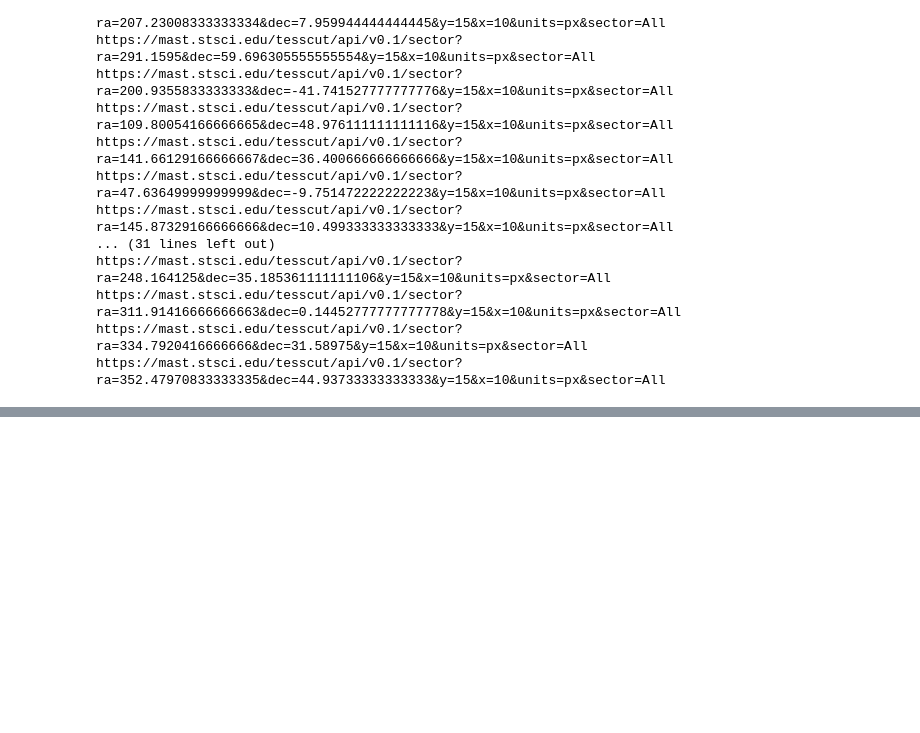
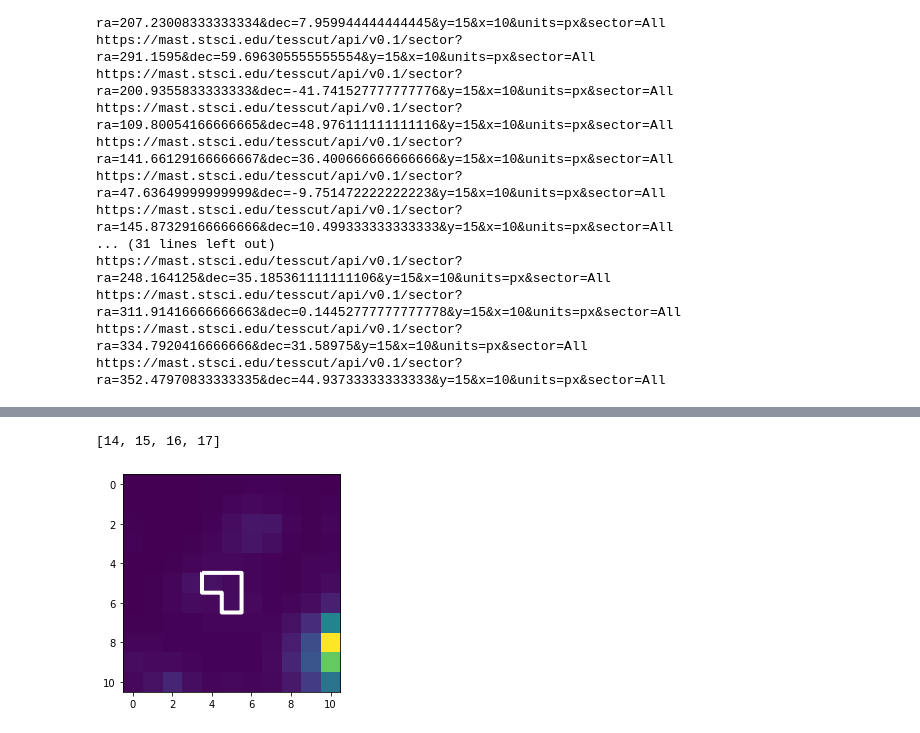
Before and after one commit to manuelmarcano22/TESSOutburst, a Jupyter notebook: GetCoordinates.ipynb, the cells around one changed output, grey strips where cells are left out. Cells and saved outputs as stored; diff of their text form; code cells hidden in the pictures; blank space fills up the shorter version.

```diff
--- a/GetCoordinates.ipynb
+++ b/GetCoordinates.ipynb
@@ -26,8 +45,9 @@ tables[0].df
 | 51 | outburst detected |  |  |  |  |  |
 | 52 | no outburst detected |  |  |  |  |  |
 # %%
-name = [i[0] for i in tables[0].data[3:-3] ]
+names = [i[0] for i in tables[0].data[3:-3] ]
 coord = [i[2].split() for i in tables[0].data[3:-3] if i[0] != '']
 coordastropy = [ SkyCoord(i[0],i[1], unit=(u.hourangle, u.deg))for i in coord]
 radeg = [ i.ra.deg for i in coordastropy]
 decdeg = [ i.dec.deg for i in coordastropy]
+urllist = []
@@ -54,6 +54,7 @@ name
 # %%
 for r,d in zip(radeg,decdeg):
     url = "https://mast.stsci.edu/tesscut/api/v0.1/sector?ra={ra}&dec={dec}&y=15&x=10&units=px&sector=All".format(ra=r,dec=d)
+    urllist.append(url)
     print(url)
 # %% [output]
 https://mast.stsci.edu/tesscut/api/v0.1/sector?ra=30.217374999999997&dec=-9.408805555555556&y=15&x=10&units=px&sector=All
@@ -79,0 +77,21 @@ url
+# %%
+responsedic = {}
+for name,url,rad,decd in zip(names,urllist,radeg,decdeg):
+    response = urllib.request.urlopen(url)
+    data = json.loads(response.read())
+    print(name,rad,decd,data,len(data['results']))
+    subdic = {}
+    subdic['ra'] = rad
+    subdic['dec'] = decd
+    subdic['results'] = data
+    subdic['resultsleng'] = len(data['results'])
+    if len(data['results']) > 0:
+        sectors = []
+        for i in data['results']:
+            sectors.append(int(i['sector']))
+            subdic['sectors'] = sectors
+    else:
+        sectors = []
+    print(sectors)
+
+    responsedic[name] = subdic
@@ -79,0 +139,12 @@ url
+# %%
+responsedic['KL Dra']['sectors']
+# %% [output]
+[14, 15, 16, 17]
+# %%
+star = eleanor.Source(coords=(responsedic['KL Dra']['ra'] , responsedic['KL Dra']['dec']), sector=responsedic['KL Dra']['sectors'][2], tc=True)
+# %%
+data = eleanor.TargetData(star,height=11, width=11)
+vis = eleanor.Visualize(data)
+vis.aperture_contour()
+# %% [output]
+[figure, added]
```
Also changed, not shown: parts of 13 cells of this notebook, 3 other files.
